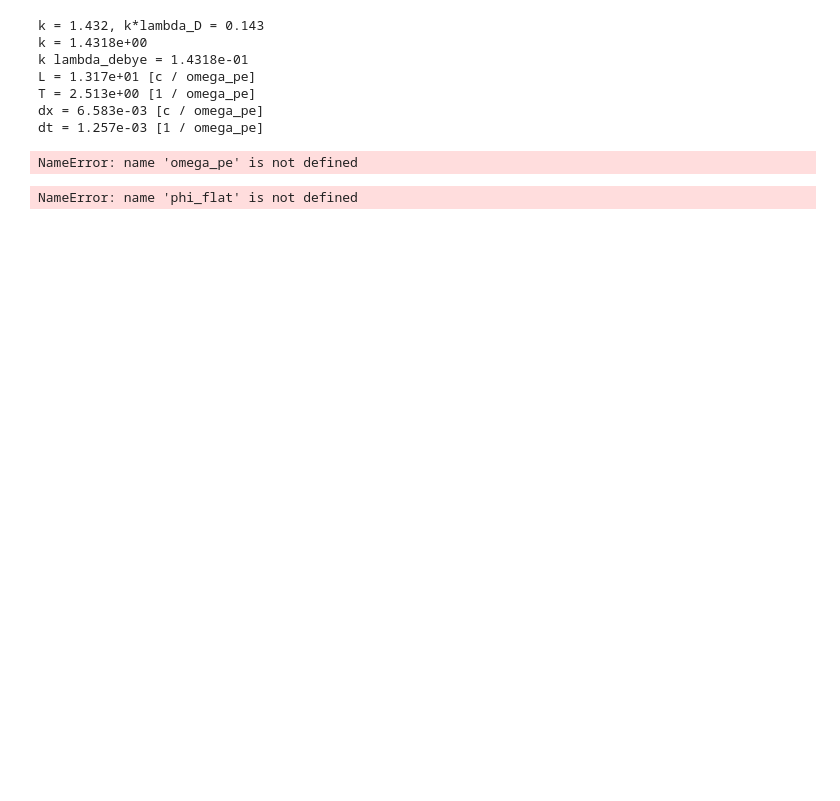
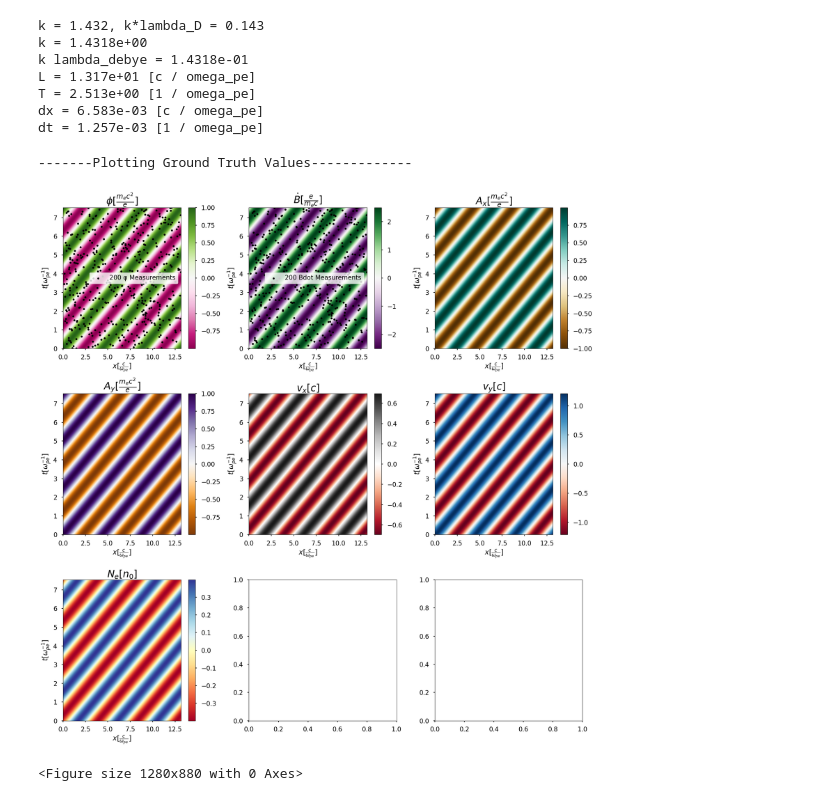
Before and after one commit to amoozing2539/Plasma_PINNS, a Jupyter notebook: PINN_XWave_test.ipynb, the cells around one changed output. Saved outputs shown, nothing was run; the diff lists cells and outputs as text; code cells hidden in the pictures; blank space fills up the shorter version.

Commit message:
TELL ME WHAT ANALYTICAL SOLUTIONS SATISFY ALL MY GODDAM CONSTRAINTS....PLEASE

```diff
--- a/PINN_XWave_test.ipynb
+++ b/PINN_XWave_test.ipynb
@@ -5,7 +5,7 @@ from PINN_XWave_DDP import *
 vth = .1
 omega_ce = 2.
 omega = 2.5
-omega_pe = 1.
+omega_pe = 1.0
 phi_amp = 1.
 Ay_amp = 1.
 B_0_amp = 1.
@@ -43,8 +43,9 @@ print(f"T = {T:.3e} [1 / omega_pe]")
 print(f"dx = {dx:.3e} [c / omega_pe]")
 print(f"dt = {dt:.3e} [1 / omega_pe]")
 
-X_arr, T_arr, phi_flat, Bdot_flat, Ax_flat, Ay_flat, Vx_flat, Vy_flat, N_flat, = generate_data(
-xmin = xmin, xmax = xmax, tmin = tmin, tmax = tmax, nx = Nx, nt = Nt, omega_ce = omega_ce, omega_p = omega_pe, omega_list = omega_list, phi_amp_list=phi_amp_list, Ay_amp_list=Ay_amp_list, B0_list=B0_list, delta_list=delta_list)
+X_arr, T_arr, phi_flat, Bdot_flat, Ax_flat, Ay_flat, Vx_flat, Vy_flat, N_flat, = generate_data(xmin = xmin, xmax = xmax, tmin = tmin, tmax = tmax, nx = Nx, nt = Nt, vth=vth,
+                                                                                                omega_ce = omega_ce, omega_pe = omega_pe, omega_list = omega_list, phi_amp_list=phi_amp_list,
+                                                                                                Ay_amp_list=Ay_amp_list, B0_list=B0_list, delta_list=delta_list)
 
 x_sparse, t_sparse, phi_sparse, Bdot_sparse = sparse_measurements(X_arr, T_arr, phi_flat, Bdot_flat, num_samples=500)
 
@@ -57,27 +58,26 @@ L = 1.317e+01 [c / omega_pe]
 T = 2.513e+00 [1 / omega_pe]
 dx = 6.583e-03 [c / omega_pe]
 dt = 1.257e-03 [1 / omega_pe]
-NameError: name 'omega_pe' is not defined
 # %%
 quantities_flat = [phi_flat, Bdot_flat, Ax_flat, Ay_flat, Vx_flat, Vy_flat, N_flat]
 extent_GT = [xmin, xmax, tmin, tmax]
 quantities_GT = [x.reshape(Nt, Nx) for x in quantities_flat]
+sparse = [x_sparse, t_sparse, phi_sparse, Bdot_sparse]
 titles_GT = [f'$\phi [\\frac{{m_{{e}}c^2}}{{e}}]$',
             f'$\dot{{B}} [\\frac{{e}}{{m_{{e}}c}}]$',
             f'$A_x [\\frac{{m_{{e}}c^2}}{{e}}]$',
             f'$A_y [\\frac{{m_{{e}}c^2}}{{e}}]$',
-            f'$E_x [\\frac{{\\omega_{{pe}}m_{{e}}c}}{{e}}]$ (longitudinal)',
-            f'$E_y [\\frac{{\\omega_{{pe}}m_{{e}}c}}{{e}}]$ (transverse)',
-            f'$B_z [\\frac{{e}}{{m_{{e}}c\\omega_{{pe}}}}]$',
             f'$v_x [c]$',
             f'$v_y [c]$',
             f'$N_e [n_0]$']
 
 #Plot Ground Truth Values
 print("-------Plotting Ground Truth Values-------------")
-plot_analytical(quantities=quantities_GT, titles = titles_GT, extent = extent_GT)
+plot_analytical(quantities=quantities_GT, sparse = sparse, titles = titles_GT, extent = extent_GT)
 # %% [output]
-NameError: name 'phi_flat' is not defined
+-------Plotting Ground Truth Values-------------
+[figure, added]
+<Figure size 1280x880 with 0 Axes>
 # %%
 #Plot constraints
 phi = quantities_GT[0]
```
Also changed, not shown: parts of 1 cell of this notebook, 3 other files.
